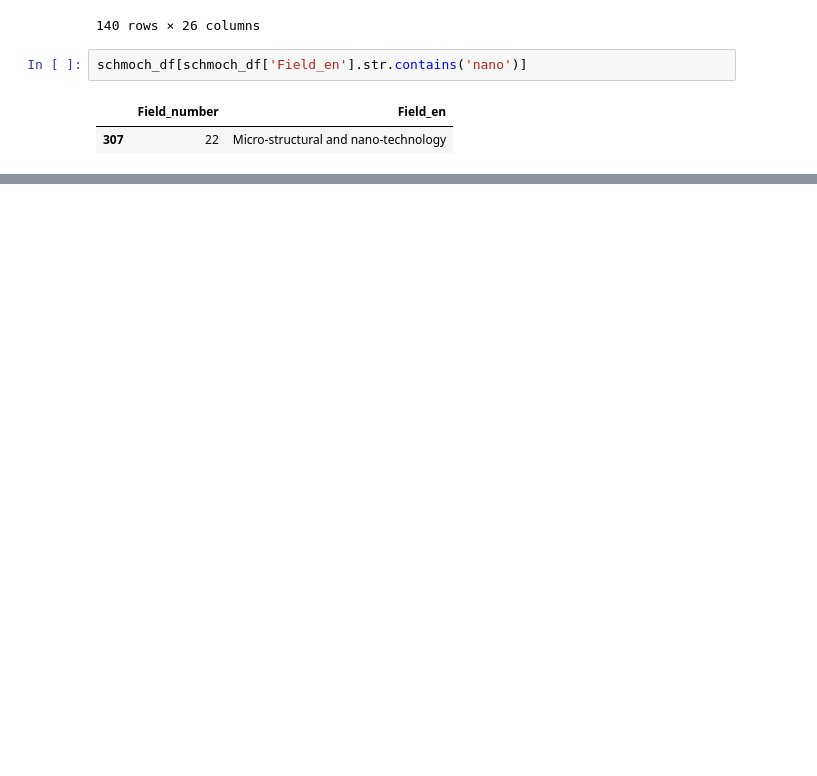
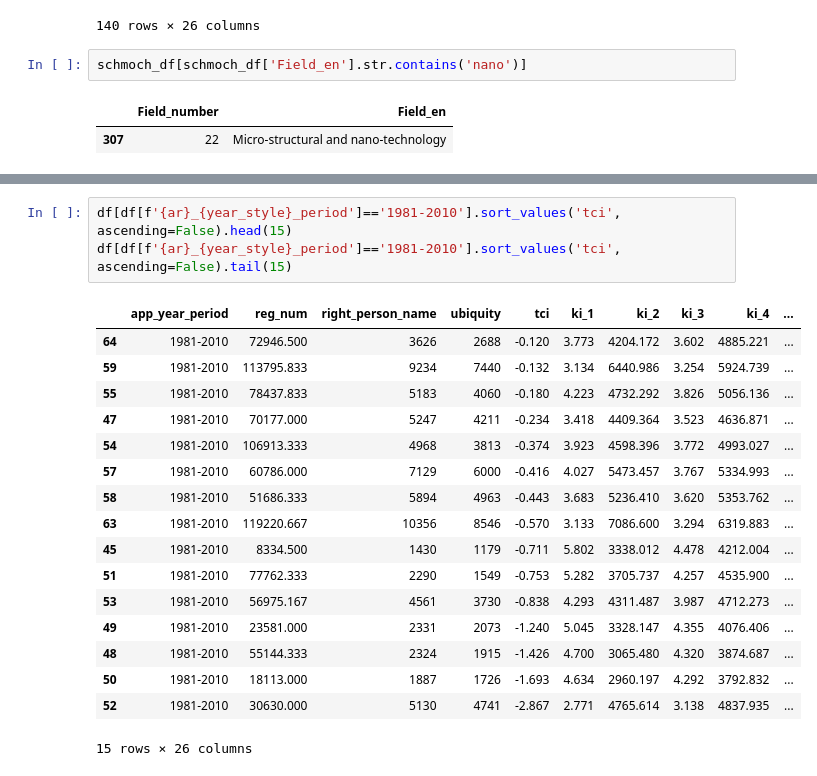
Before and after one commit to RintaroKARASHIMA/KCIinJapaneseFirms, a Jupyter notebook: notebooks/3_analysis/5_Technology.ipynb, the cells around one changed output, grey strips where cells are left out. Drawn from its saved outputs; the diff is of its cells as text; blank space fills up the shorter version.

```diff
--- a/notebooks/3_analysis/5_Technology.ipynb
+++ b/notebooks/3_analysis/5_Technology.ipynb
@@ -113,4 +113,25 @@ df[df['schmoch35'].isin(['Analysis of biological materials',
 11 rows × 26 columns
+# %%
+df[df[f'{ar}_{year_style}_period']=='1981-2010'].sort_values('tci', ascending=False).head(15)
+df[df[f'{ar}_{year_style}_period']=='1981-2010'].sort_values('tci', ascending=False).tail(15)
+# %% [output]
+|  | app_year_period | reg_num | right_person_name | ubiquity | tci | ki_1 | ki_2 | ki_3 | ki_4 | ... |
+| 64 | 1981-2010 | 72946.500 | 3626 | 2688 | -0.120 | 3.773 | 4204.172 | 3.602 | 4885.221 | ... |
+| 59 | 1981-2010 | 113795.833 | 9234 | 7440 | -0.132 | 3.134 | 6440.986 | 3.254 | 5924.739 | ... |
+| 55 | 1981-2010 | 78437.833 | 5183 | 4060 | -0.180 | 4.223 | 4732.292 | 3.826 | 5056.136 | ... |
+| 47 | 1981-2010 | 70177.000 | 5247 | 4211 | -0.234 | 3.418 | 4409.364 | 3.523 | 4636.871 | ... |
+| 54 | 1981-2010 | 106913.333 | 4968 | 3813 | -0.374 | 3.923 | 4598.396 | 3.772 | 4993.027 | ... |
+| 57 | 1981-2010 | 60786.000 | 7129 | 6000 | -0.416 | 4.027 | 5473.457 | 3.767 | 5334.993 | ... |
+| 58 | 1981-2010 | 51686.333 | 5894 | 4963 | -0.443 | 3.683 | 5236.410 | 3.620 | 5353.762 | ... |
+| 63 | 1981-2010 | 119220.667 | 10356 | 8546 | -0.570 | 3.133 | 7086.600 | 3.294 | 6319.883 | ... |
+| 45 | 1981-2010 | 8334.500 | 1430 | 1179 | -0.711 | 5.802 | 3338.012 | 4.478 | 4212.004 | ... |
+| 51 | 1981-2010 | 77762.333 | 2290 | 1549 | -0.753 | 5.282 | 3705.737 | 4.257 | 4535.900 | ... |
+| 53 | 1981-2010 | 56975.167 | 4561 | 3730 | -0.838 | 4.293 | 4311.487 | 3.987 | 4712.273 | ... |
+| 49 | 1981-2010 | 23581.000 | 2331 | 2073 | -1.240 | 5.045 | 3328.147 | 4.355 | 4076.406 | ... |
+| 48 | 1981-2010 | 55144.333 | 2324 | 1915 | -1.426 | 4.700 | 3065.480 | 4.320 | 3874.687 | ... |
+| 50 | 1981-2010 | 18113.000 | 1887 | 1726 | -1.693 | 4.634 | 2960.197 | 4.292 | 3792.832 | ... |
+| 52 | 1981-2010 | 30630.000 | 5130 | 4741 | -2.867 | 2.771 | 4765.614 | 3.138 | 4837.935 | ... |
+15 rows × 26 columns
 # %%
 df_dict = {}
 combi_dict = {# ind: [x, y, title, xlabel, ylabel, legend_loc]
```
Also changed, not shown: parts of 8 cells of this notebook, 7 other files.
